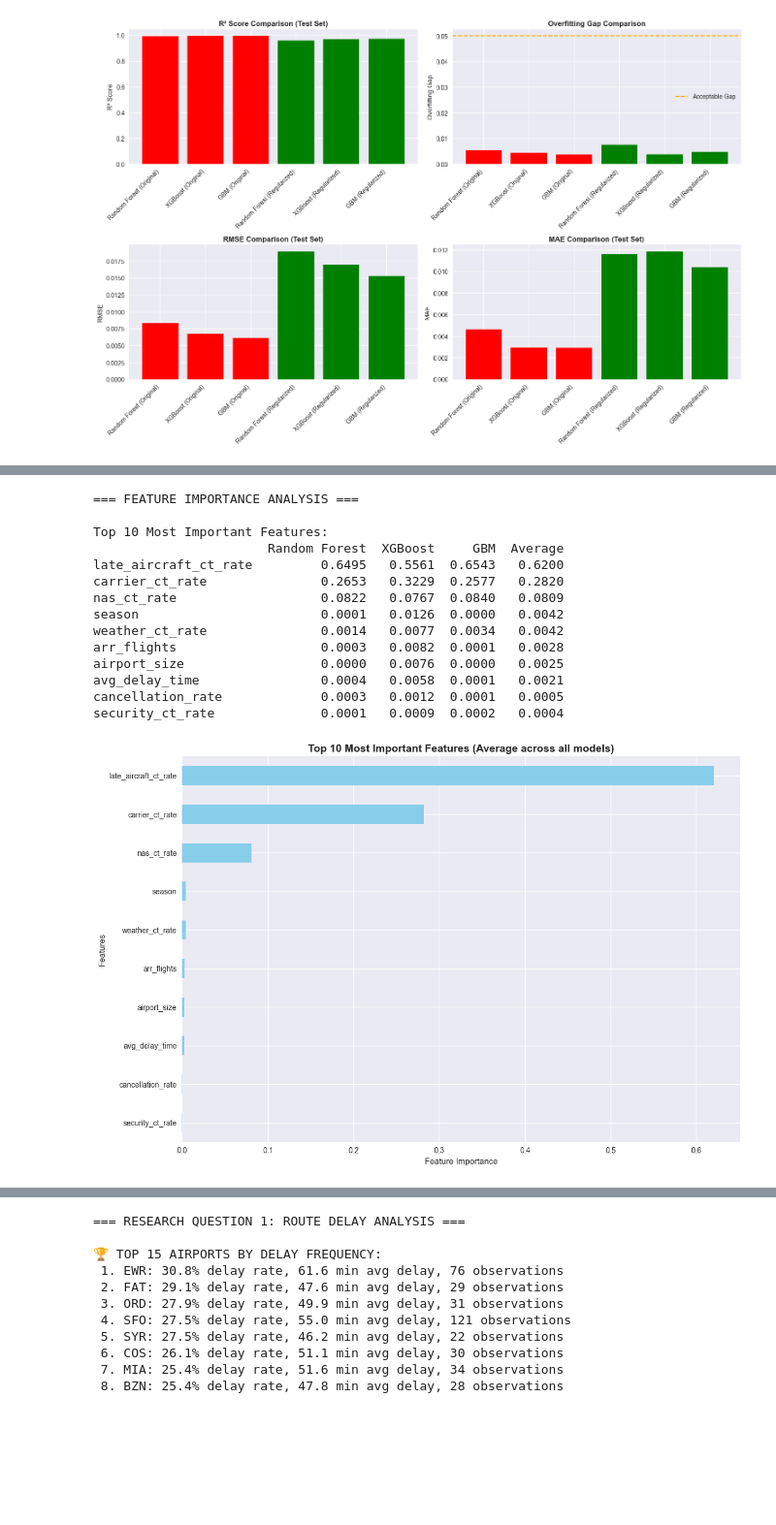
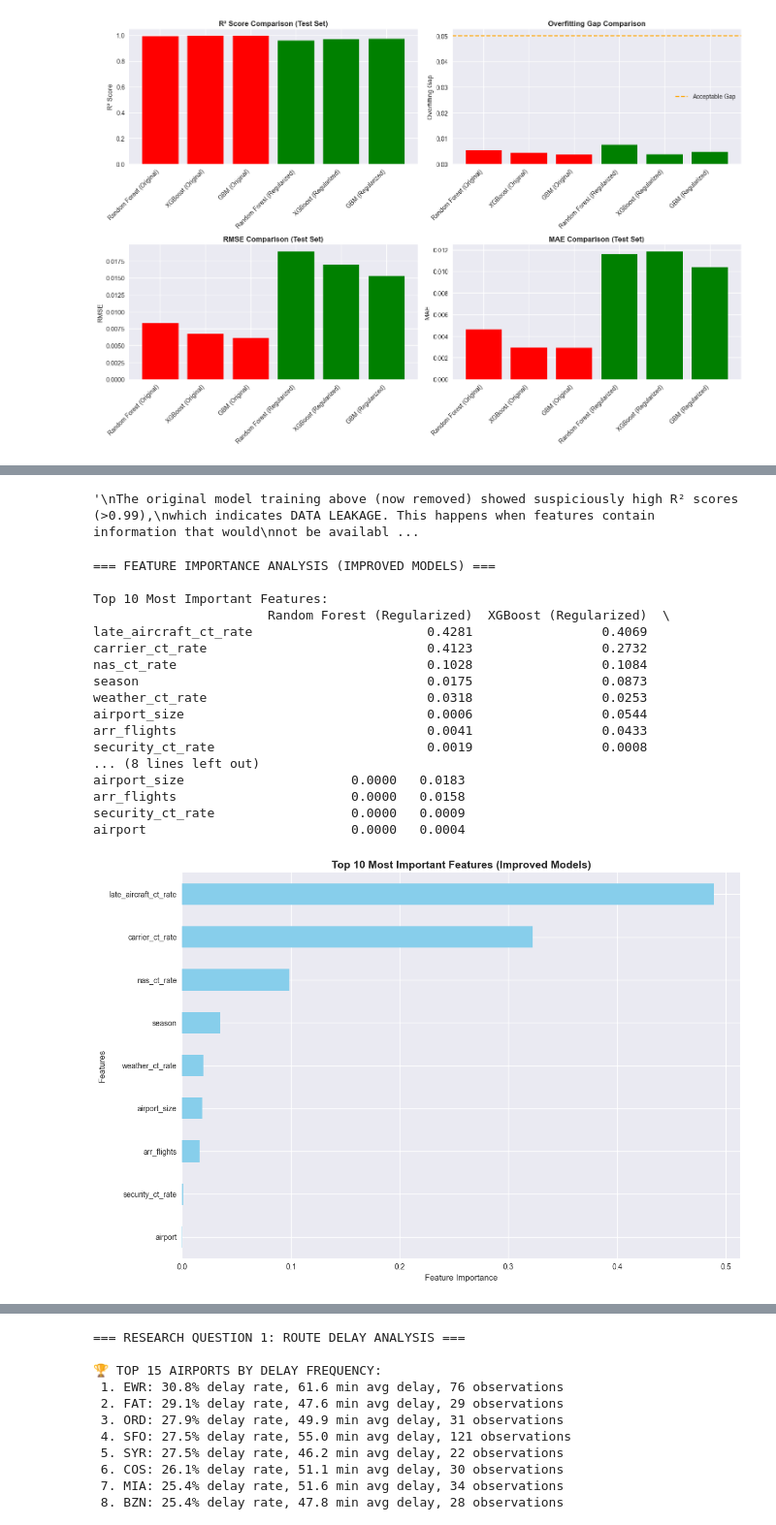
Before and after one commit to jacobw2003/flight-delay, a Jupyter notebook: analysis/southwest_ml_analysis.ipynb, the cells around one changed output, grey strips where cells are left out. Shown at 97% size. Drawn from its saved outputs; the diff is of its cells as text; code cells hidden in the pictures; blank space fills up the shorter version.

```diff
--- a/analysis/southwest_ml_analysis.ipynb
+++ b/analysis/southwest_ml_analysis.ipynb
@@ -55,7 +55,7 @@ print("📊 Ready for machine learning analysis")
 📊 Ready for machine learning analysis
 # %%
 # Load and explore the ML-ready dataset
-df = pd.read_csv("../dataset/southwest_airlines_ml_ready.csv")
+df = pd.read_csv("../dataset/ml_ready.csv")
 
 print("=== DATASET OVERVIEW ===")
 print(f"Shape: {df.shape}")
@@ -545,56 +456,82 @@ GBM:
+# %%
+# ⚠️ DATA LEAKAGE PROBLEM IDENTIFIED ⚠️
+
+"""
+The original model training above (now removed) showed suspiciously high R² scores (>0.99),
+which indicates DATA LEAKAGE. This happens when features contain information that would
+not be available at prediction time.
+
+PROBLEMATIC FEATURES IDENTIFIED:
+1. avg_delay_time - Calculated from the same data as delay_rate (circular dependency)
+2. cancellation_rate - Related to delays and creates leakage
+
+SOLUTION: Use the improved models from cells 5-7 that:
+- Remove problematic features
+- Apply regularization to prevent overfitting
+- Show realistic performance (R² ~0.96-0.97)
+
+The improved models are already trained and available as:
+- models_improved
+- results_improved
+"""
+# %% [output]
+'\nThe original model training above (now removed) showed suspiciously high R² scores (>0.99),\nwhich indicates DATA LEAKAGE. This happens when features contain information that would\nnot be availabl ...
 # %%
-# Feature Importance Analysis
+# Feature Importance Analysis (Using Improved Models)
 def analyze_feature_importance(models, feature_columns):
     """
     Analyze feature importance across all models
     """
-    print("=== FEATURE IMPORTANCE ANALYSIS ===")
+    print("=== FEATURE IMPORTANCE ANALYSIS (IMPROVED MODELS) ===")
 
     importance_df = pd.DataFrame(index=feature_columns)
 
     # Get feature importance for each model
     for name, model in models.items():
         if hasattr(model, 'feature_importances_'):
             importance_df[name] = model.feature_importances_
         else:
             # For XGBoost, get feature importance
             importance_df[name] = model.feature_importances_
 
     # Calculate average importance
     importance_df['Average'] = importance_df.mean(axis=1)
     importance_df = importance_df.sort_values('Average', ascending=False)
 
     print("\nTop 10 Most Important Features:")
     print(importance_df.head(10).round(4))
 
     return importance_df
 
-# Analyze feature importance
-importance_df = analyze_feature_importance(models, feature_columns)
+# Analyze feature importance using improved models
+importance_df_improved = analyze_feature_importance(models_improved, feature_columns_improved)
 
 # Visualize feature importance
 plt.figure(figsize=(12, 8))
-top_features = importance_df.head(10)
+top_features = importance_df_improved.head(10)
 top_features['Average'].plot(kind='barh', color='skyblue')
-plt.title('Top 10 Most Important Features (Average across all models)', fontsize=14, fontweight='bold')
+plt.title('Top 10 Most Important Features (Improved Models)', fontsize=14, fontweight='bold')
 plt.xlabel('Feature Importance')
 plt.ylabel('Features')
 plt.gca().invert_yaxis()
 plt.tight_layout()
 plt.show()
 # %% [output]
-=== FEATURE IMPORTANCE ANALYSIS ===
+=== FEATURE IMPORTANCE ANALYSIS (IMPROVED MODELS) ===
 
 Top 10 Most Important Features:
-                       Random Forest  XGBoost     GBM  Average
-late_aircraft_ct_rate         0.6495   0.5561  0.6543   0.6200
-carrier_ct_rate               0.2653   0.3229  0.2577   0.2820
-nas_ct_rate                   0.0822   0.0767  0.0840   0.0809
-season                        0.0001   0.0126  0.0000   0.0042
-weather_ct_rate               0.0014   0.0077  0.0034   0.0042
-arr_flights                   0.0003   0.0082  0.0001   0.0028
-airport_size                  0.0000   0.0076  0.0000   0.0025
-avg_delay_time                0.0004   0.0058  0.0001   0.0021
-cancellation_rate             0.0003   0.0012  0.0001   0.0005
-security_ct_rate              0.0001   0.0009  0.0002   0.0004
+                       Random Forest (Regularized)  XGBoost (Regularized)  \
+late_aircraft_ct_rate                       0.4281                 0.4069
+carrier_ct_rate                             0.4123                 0.2732
+nas_ct_rate                                 0.1028                 0.1084
+season                                      0.0175                 0.0873
+weather_ct_rate                             0.0318                 0.0253
+airport_size                                0.0006                 0.0544
+arr_flights                                 0.0041                 0.0433
+security_ct_rate                            0.0019                 0.0008
+... (8 lines left out)
+airport_size                      0.0000   0.0183
+arr_flights                       0.0000   0.0158
+security_ct_rate                  0.0000   0.0009
+airport                           0.0000   0.0004
-[figure, old version]
+[figure, new version]
```
Also changed, not shown: parts of 12 cells of this notebook.
